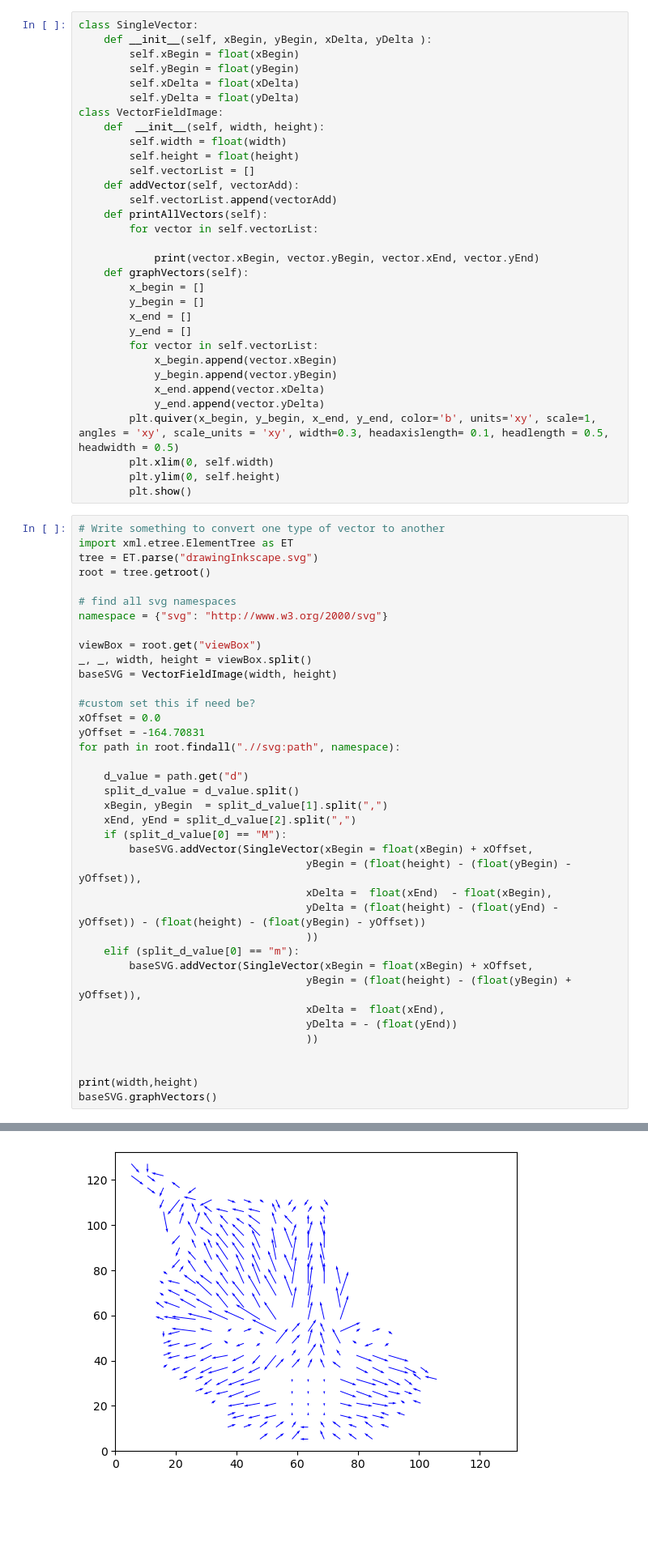
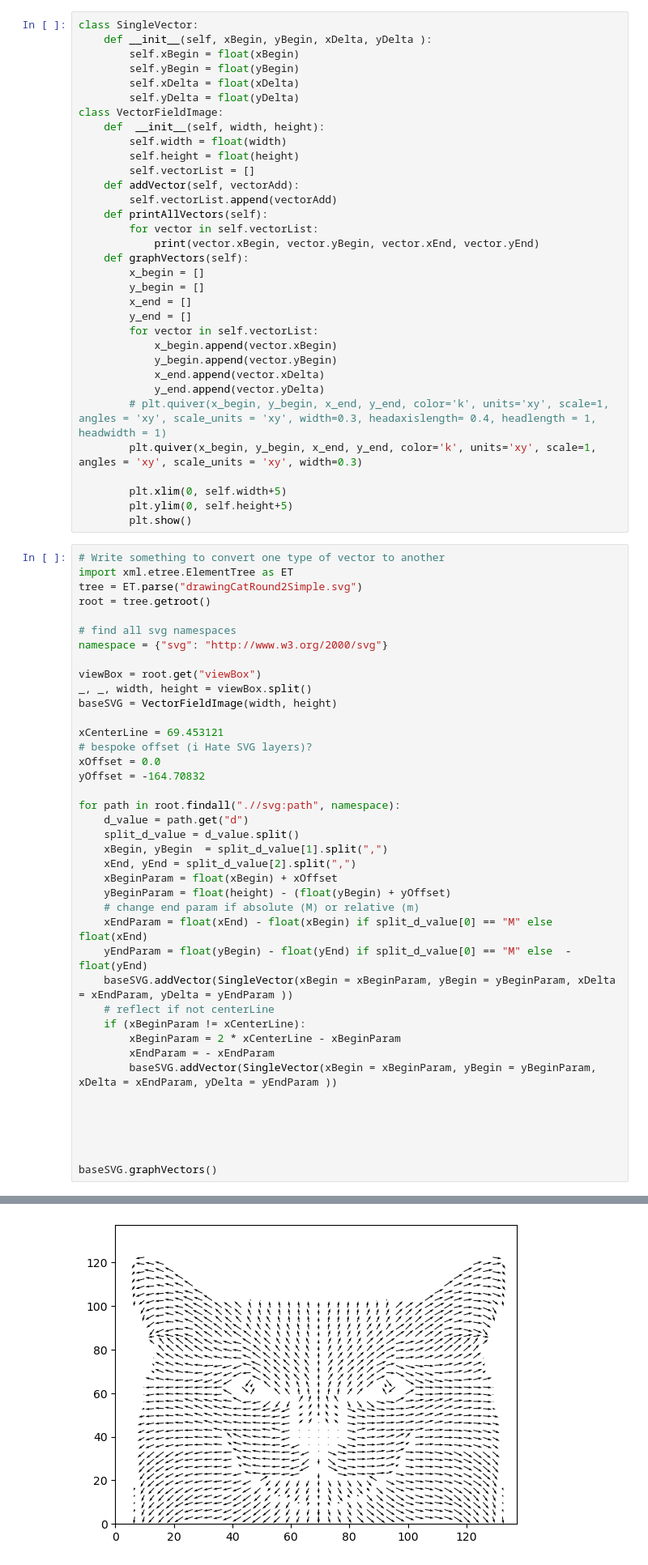
Before and after one commit to RSkorina/vectorFieldArt, a Jupyter notebook: SimpleVectorCat.ipynb, the cells around one changed output, grey strips where cells are left out. Shown: that part at 81% size. Saved outputs shown, nothing was run; the diff lists cells and outputs as text; blank space fills up the shorter version.

```diff
--- a/SimpleVectorCat.ipynb
+++ b/SimpleVectorCat.ipynb
@@ -42,7 +18,6 @@ class VectorFieldImage:
         self.vectorList.append(vectorAdd)
     def printAllVectors(self):
         for vector in self.vectorList:
-
             print(vector.xBegin, vector.yBegin, vector.xEnd, vector.yEnd)
     def graphVectors(self):
         x_begin = []
@@ -54,14 +29,16 @@ class VectorFieldImage:
             y_begin.append(vector.yBegin)
             x_end.append(vector.xDelta)
             y_end.append(vector.yDelta)
-        plt.quiver(x_begin, y_begin, x_end, y_end, color='b', units='xy', scale=1,  angles = 'xy', scale_units = 'xy', width=0.3, headaxislength= 0.1, headlength = 0.5, headwidth = 0.5)
-        plt.xlim(0, self.width)
-        plt.ylim(0, self.height)
+        # plt.quiver(x_begin, y_begin, x_end, y_end, color='k', units='xy', scale=1,  angles = 'xy', scale_units = 'xy', width=0.3, headaxislength= 0.4, headlength = 1, headwidth = 1)
+        plt.quiver(x_begin, y_begin, x_end, y_end, color='k', units='xy', scale=1,  angles = 'xy', scale_units = 'xy', width=0.3)
+
+        plt.xlim(0, self.width+5)
+        plt.ylim(0, self.height+5)
         plt.show()
 # %%
 # Write something to convert one type of vector to another
 import xml.etree.ElementTree as ET
-tree = ET.parse("drawingInkscape.svg")
+tree = ET.parse("drawingCatRound2Simple.svg")
 root = tree.getroot()
 
 # find all svg namespaces
@@ -71,29 +48,31 @@ viewBox = root.get("viewBox")
 _, _, width, height = viewBox.split()
 baseSVG = VectorFieldImage(width, height)
 
-#custom set this if need be?
+xCenterLine = 69.453121
+# bespoke offset (i Hate SVG layers)?
 xOffset = 0.0
-yOffset = -164.70831
+yOffset = -164.70832
+
 for path in root.findall(".//svg:path", namespace):
-
     d_value = path.get("d")
     split_d_value = d_value.split()
     xBegin, yBegin  = split_d_value[1].split(",")
     xEnd, yEnd = split_d_value[2].split(",")
-    if (split_d_value[0] == "M"):
-        baseSVG.addVector(SingleVector(xBegin = float(xBegin) + xOffset,
-                                    yBegin = (float(height) - (float(yBegin) - yOffset)),
-                                    xDelta =  float(xEnd)  - float(xBegin),
-                                    yDelta = (float(height) - (float(yEnd) - yOffset)) - (float(height) - (float(yBegin) - yOffset))
-                                    ))
-    elif (split_d_value[0] == "m"):
-        baseSVG.addVector(SingleVector(xBegin = float(xBegin) + xOffset,
-                                    yBegin = (float(height) - (float(yBegin) + yOffset)),
-                                    xDelta =  float(xEnd),
-                                    yDelta = - (float(yEnd))
-                                    ))
+    xBeginParam = float(xBegin) + xOffset
+    yBeginParam = float(height) - (float(yBegin) + yOffset)
+    # change end param if absolute (M) or relative (m)
+    xEndParam = float(xEnd) - float(xBegin) if split_d_value[0] == "M" else float(xEnd)
+    yEndParam = float(yBegin) - float(yEnd) if split_d_value[0] == "M" else  - float(yEnd)
+    baseSVG.addVector(SingleVector(xBegin = xBeginParam, yBegin = yBeginParam, xDelta = xEndParam, yDelta = yEndParam ))
+    # reflect if not centerLine
+    if (xBeginParam != xCenterLine):
+        xBeginParam = 2 * xCenterLine - xBeginParam
+        xEndParam = - xEndParam
+        baseSVG.addVector(SingleVector(xBegin = xBeginParam, yBegin = yBeginParam, xDelta = xEndParam, yDelta = yEndParam ))
 
 
-print(width,height)
+
+
+
 baseSVG.graphVectors()
 # %% [output]
@@ -101,2 +79,2 @@ baseSVG.graphVectors()
-[figure, old version]
+[figure, new version]
 # %%
```
Also changed, not shown: parts of 3 cells of this notebook, 1 other file.
